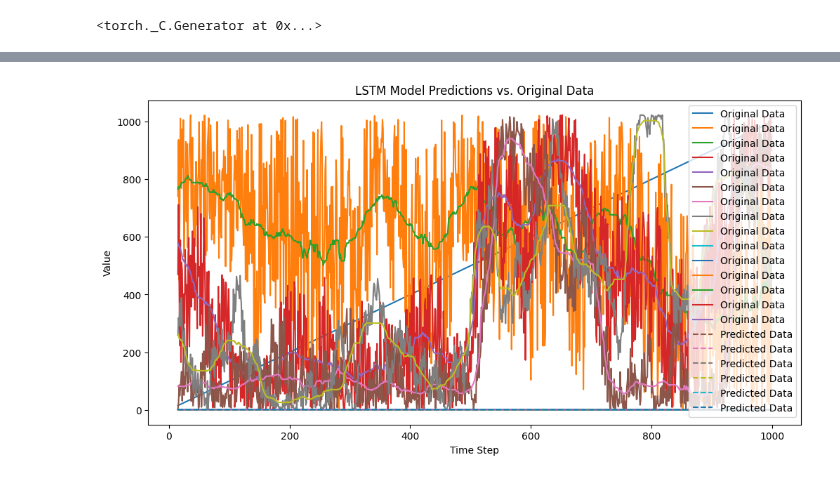
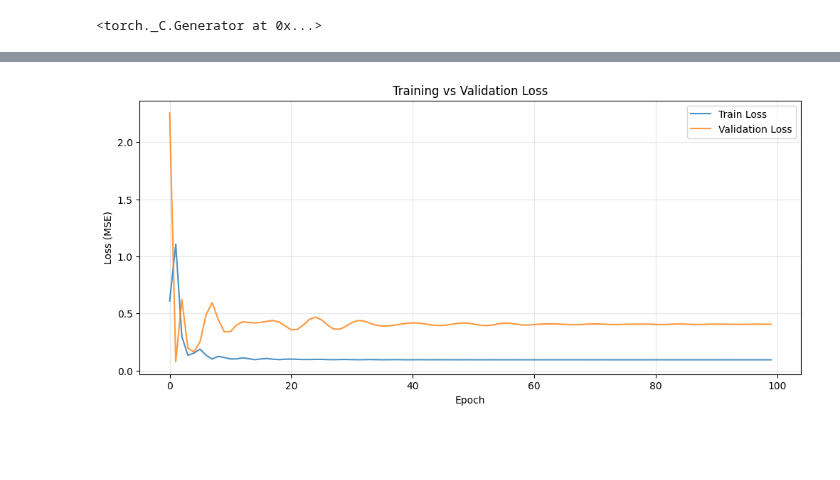
Before and after one commit to CogitoNTNU/Grip, a Jupyter notebook: training/notebooks/LSTM_train.ipynb, the cells around one changed output, grey strips where cells are left out. Cells and saved outputs as stored; diff of their text form; code cells hidden in the pictures; blank space fills up the shorter version.

```diff
--- a/training/notebooks/LSTM_train.ipynb
+++ b/training/notebooks/LSTM_train.ipynb
@@ -153,21 +183,16 @@ for epoch in range(num_epochs):
-# %%
-model.eval()
-predicted, _, _ = model(trainX, h0, c0)
-
-original = data[seq_length:]
-time_steps = np.arange(seq_length, len(data))
-
-predicted[::30] += 0.2
-predicted[::70] -= 0.2
-
-plt.figure(figsize=(12, 6))
-plt.plot(time_steps, original, label='Original Data')
-plt.plot(time_steps, predicted.detach().numpy(),
-         label='Predicted Data', linestyle='--')
-plt.title('LSTM Model Predictions vs. Original Data')
-plt.xlabel('Time Step')
-plt.ylabel('Value')
-plt.legend()
-plt.show()
-# %% [output]
-[figure, removed]
+# %%
+# Plot training and validation losses
+plt.figure(figsize=(12, 5))
+plt.plot(train_losses, label='Train Loss', alpha=0.8)
+plt.plot(val_losses, label='Validation Loss', alpha=0.8)
+plt.xlabel('Epoch')
+plt.ylabel('Loss (MSE)')
+plt.title('Training vs Validation Loss')
+plt.legend()
+plt.grid(True, alpha=0.3)
+plt.show()
+
+print(f"\nFinal Train Loss: {train_losses[-1]:.4f}")
+print(f"Final Validation Loss: {val_losses[-1]:.4f}")
+# %% [output]
+[figure, added]
```
Also changed, not shown: parts of 7 cells of this notebook.
